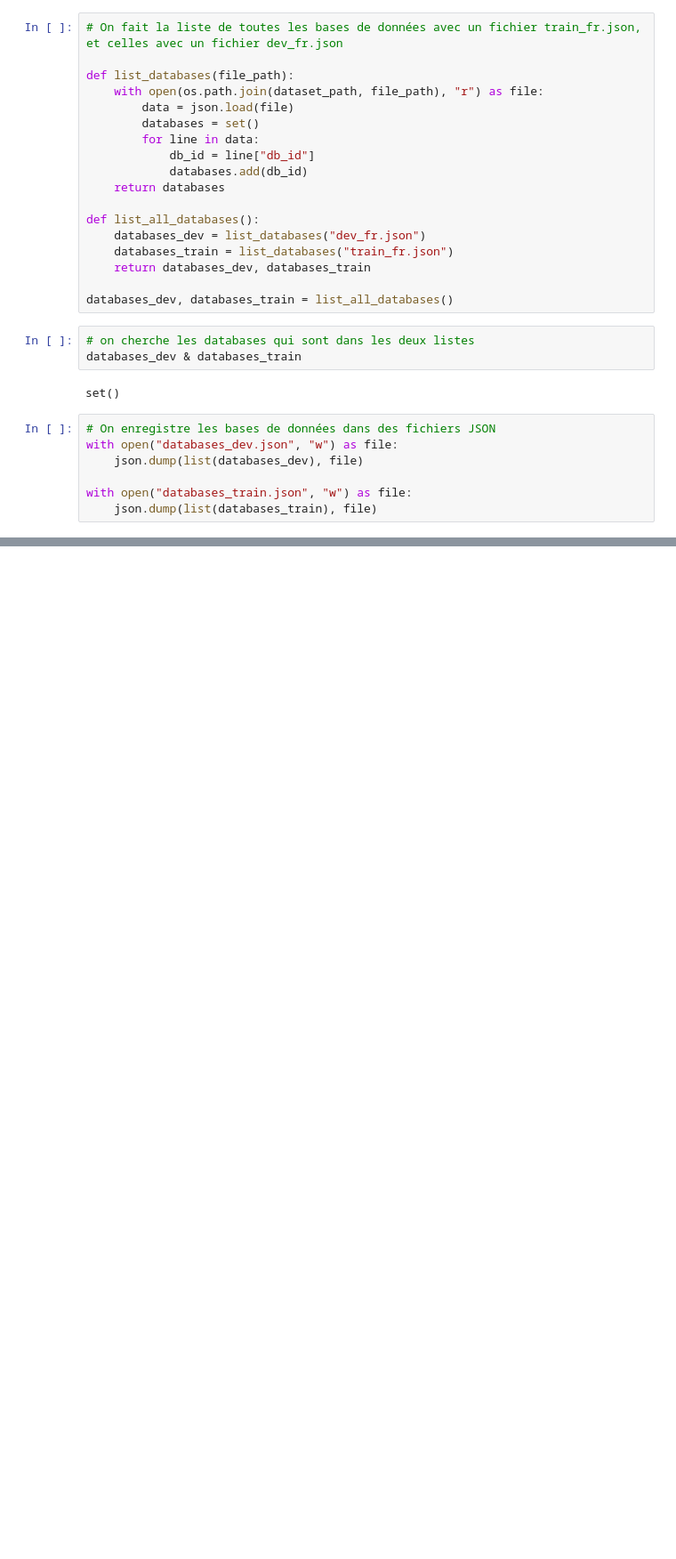
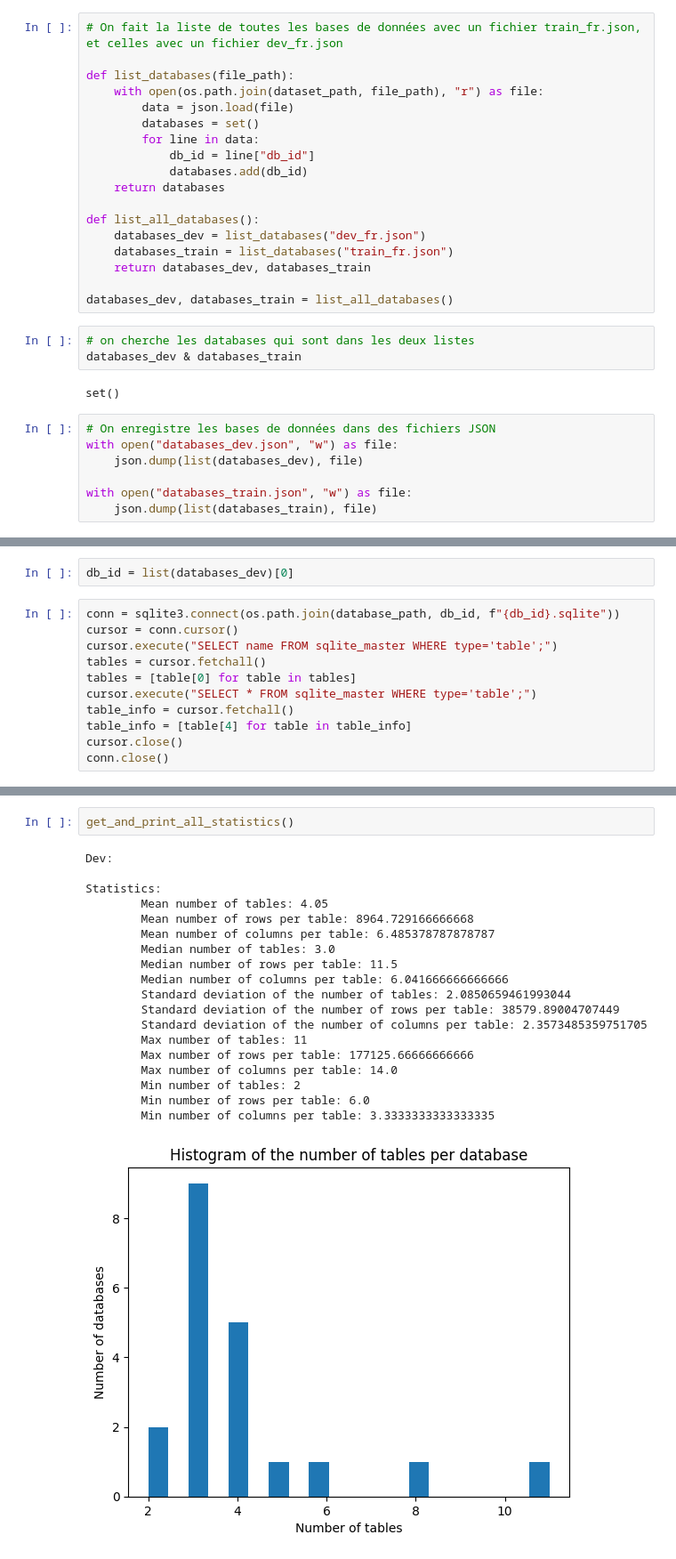
Before and after one commit to baptbremondgfi/multispider, a Jupyter notebook: Python init.ipynb, the cells around one changed output, grey strips where cells are left out. Shown: that part at 89% size. Drawn from its saved outputs; the diff is of its cells as text; blank space fills up the shorter version.

```diff
--- a/Python init.ipynb
+++ b/Python init.ipynb
@@ -89,0 +152,13 @@ with open("databases_train.json", "w") as file:
+# %%
+db_id = list(databases_dev)[0]
+# %%
+conn = sqlite3.connect(os.path.join(database_path, db_id, f"{db_id}.sqlite"))
+cursor = conn.cursor()
+cursor.execute("SELECT name FROM sqlite_master WHERE type='table';")
+tables = cursor.fetchall()
+tables = [table[0] for table in tables]
+cursor.execute("SELECT * FROM sqlite_master WHERE type='table';")
+table_info = cursor.fetchall()
+table_info = [table[4] for table in table_info]
+cursor.close()
+conn.close()
@@ -89,0 +272,22 @@ with open("databases_train.json", "w") as file:
+# %%
+get_and_print_all_statistics()
+# %% [output]
+Dev:
+
+Statistics:
+        Mean number of tables: 4.05
+        Mean number of rows per table: 8964.729166666668
+        Mean number of columns per table: 6.485378787878787
+        Median number of tables: 3.0
+        Median number of rows per table: 11.5
+        Median number of columns per table: 6.041666666666666
+        Standard deviation of the number of tables: 2.0850659461993044
+        Standard deviation of the number of rows per table: 38579.89004707449
+        Standard deviation of the number of columns per table: 2.3573485359751705
+        Max number of tables: 11
+        Max number of rows per table: 177125.66666666666
+        Max number of columns per table: 14.0
+        Min number of tables: 2
+        Min number of rows per table: 6.0
+        Min number of columns per table: 3.3333333333333335
+[figure, added]
```
Also changed, not shown: parts of 13 cells of this notebook, 1 other file.
